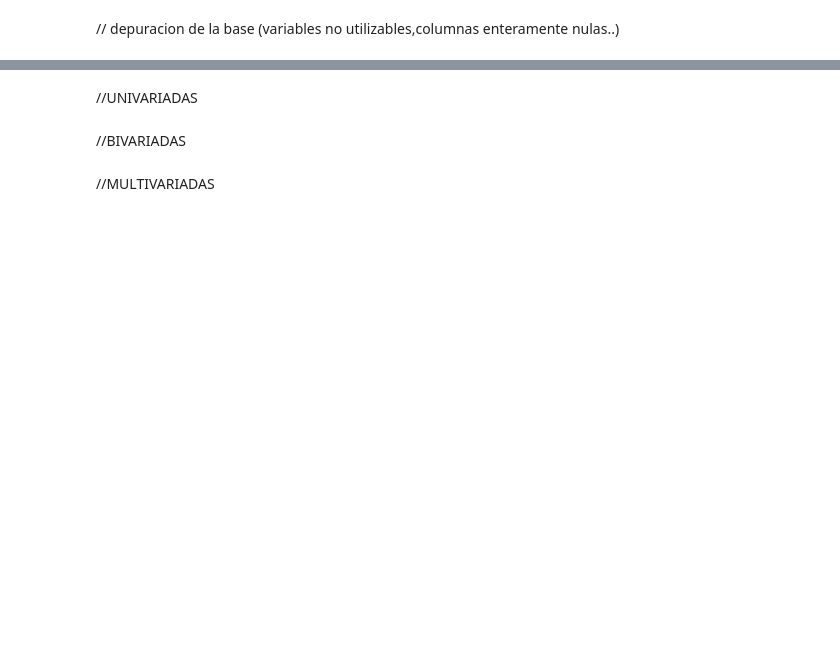
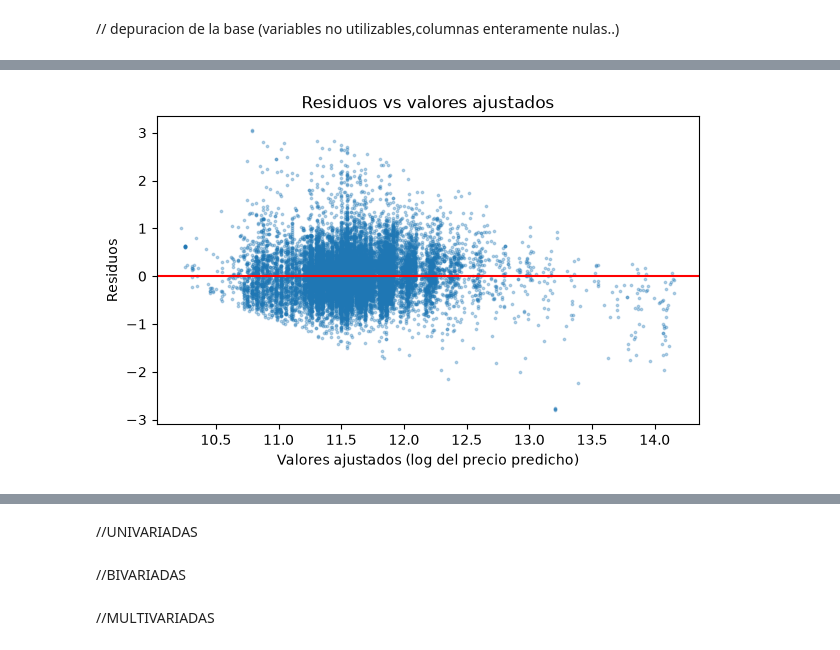
Before and after one commit to EliaNFe/TP_Fundamentos, a Jupyter notebook: TpEspecial/Tp_Grupo36.ipynb, the cells around one changed output, grey strips where cells are left out. Saved outputs shown, nothing was run; the diff lists cells and outputs as text; code cells hidden in the pictures; blank space fills up the shorter version.

```diff
--- a/TpEspecial/Tp_Grupo36.ipynb
+++ b/TpEspecial/Tp_Grupo36.ipynb
@@ -136,0 +316,9 @@ print(dataset_limpio.shape)
+# %%
+analisis_modelo["barrio"] = dataset_limpio["neighbourhood_cleansed"]
+
+modelo2 = smf.ols("log_precio ~ accommodates + camas_por_huesped + banos_por_huesped + C(room_type) + C(barrio)",
+                  data=analisis_modelo).fit()
+
+tabla = pd.DataFrame({"coef": modelo2.params, "p-valor": modelo2.pvalues})
+print("R²:", round(modelo2.rsquared, 3))
+tabla[~tabla.index.str.contains("barrio")].round(4)
@@ -136,0 +362,13 @@ print(dataset_limpio.shape)
+# %%
+residuos = modelo2.resid
+ajustados = modelo2.fittedvalues
+
+plt.figure(figsize=(7, 4))
+plt.scatter(ajustados, residuos, s=3, alpha=0.3)
+plt.axhline(0, color="red")
+plt.xlabel("Valores ajustados (log del precio predicho)")
+plt.ylabel("Residuos")
+plt.title("Residuos vs valores ajustados")
+plt.show()
+# %% [output]
+[figure, added]
```
Also changed, not shown: parts of 43 cells of this notebook.
